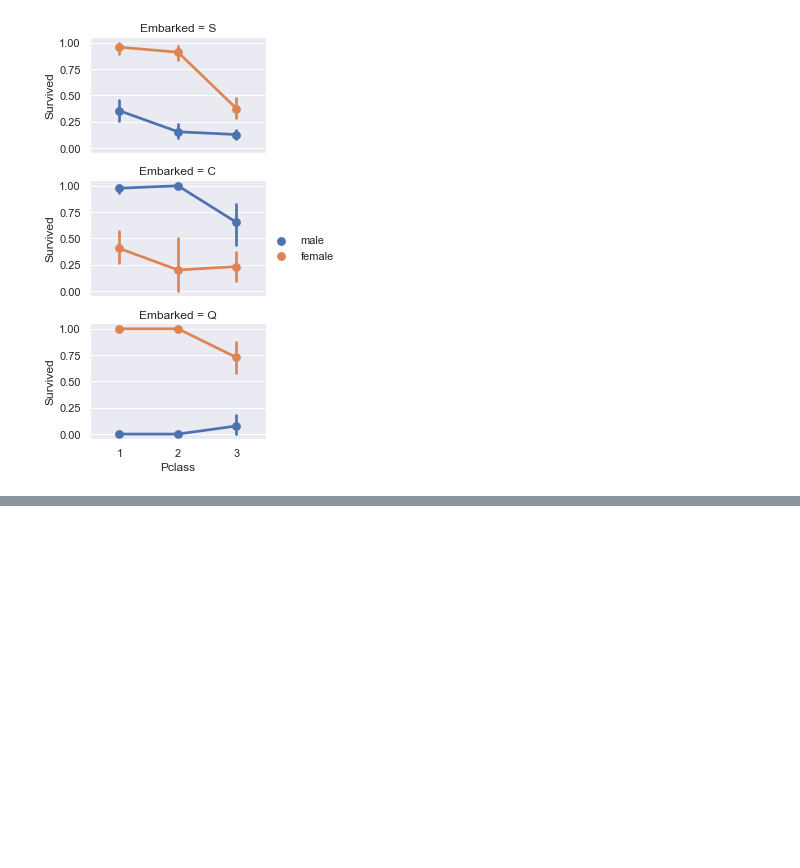
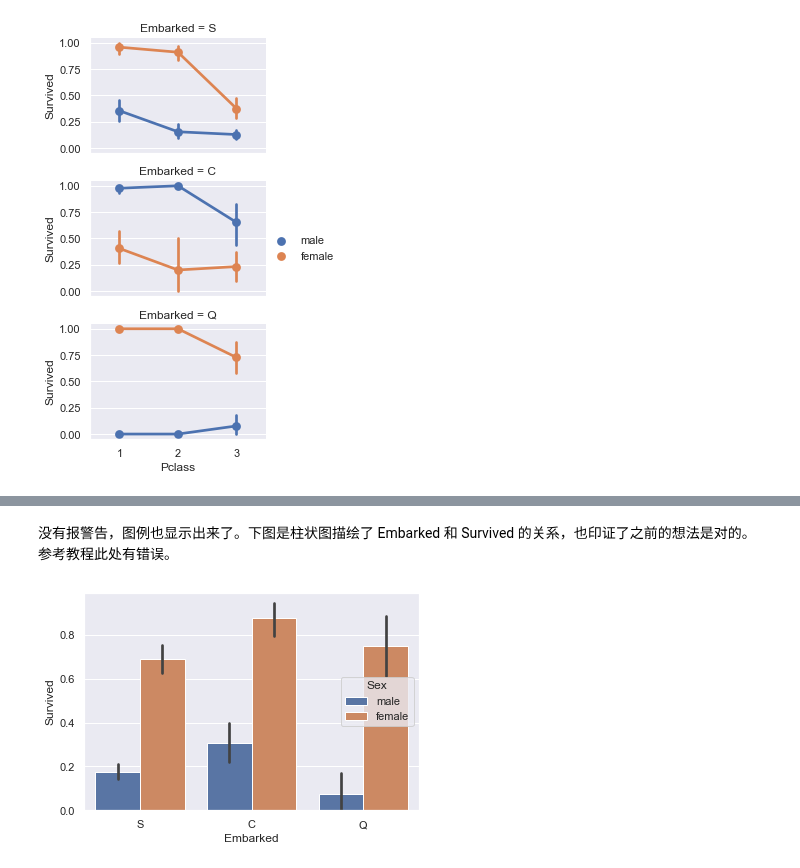
Before and after one commit to Jamie33/learngit, a Jupyter notebook: DataAnalysis/Get started with Titanic.ipynb, the cells around one changed output, grey strips where cells are left out. Cells and saved outputs as stored; diff of their text form; code cells hidden in the pictures; blank space fills up the shorter version.

```diff
--- a/DataAnalysis/Get started with Titanic.ipynb
+++ b/DataAnalysis/Get started with Titanic.ipynb
@@ -582,0 +597,6 @@ grid.add_legend()
+# %% [markdown]
+没有报警告，图例也显示出来了。下图是柱状图描绘了 Embarked 和 Survived 的关系，也印证了之前的想法是对的。参考教程此处有错误。
+# %%
+sns.barplot(x="Embarked", y="Survived", hue="Sex", data=data_train);
+# %% [output]
+[figure, added]
```
Also changed, not shown: parts of 9 cells of this notebook, 10 other files.
